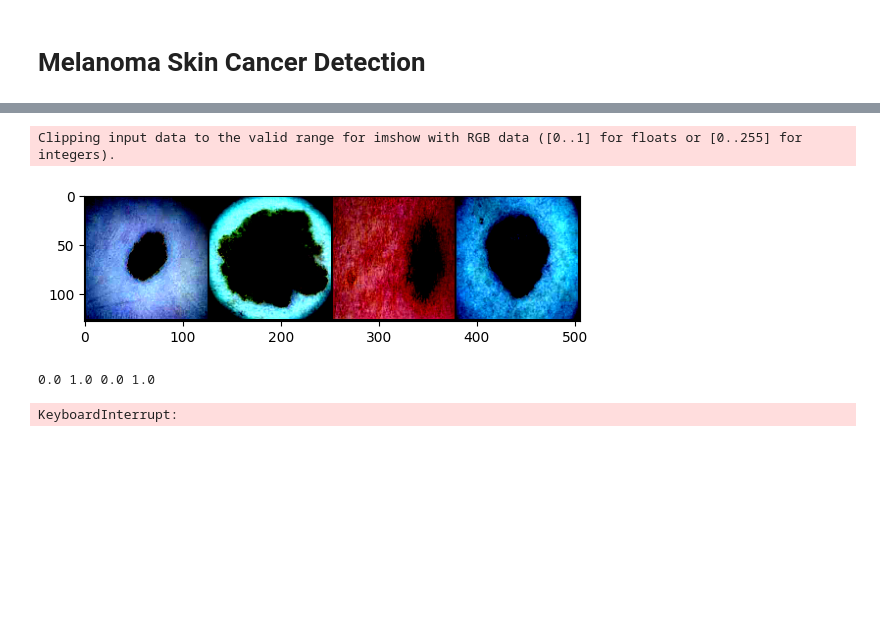
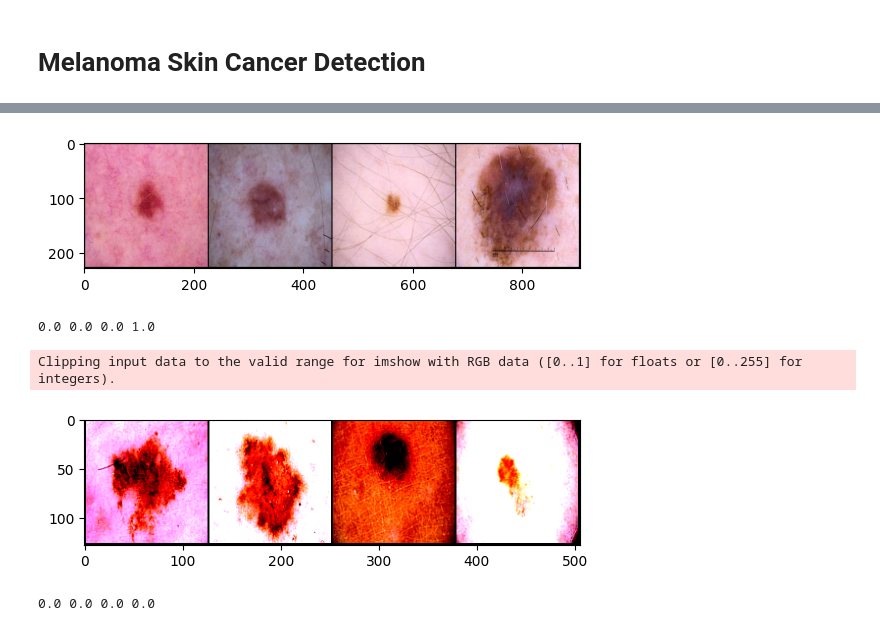
Before and after one commit to PedroS235/melanoma_detection, a Jupyter notebook: melanoma_detector.ipynb, the cells around one changed output, grey strips where cells are left out. Drawn from its saved outputs; the diff is of its cells as text; code cells hidden in the pictures; blank space fills up the shorter version.

Commit message:
refactor: make use of params and transforms scripts

```diff
--- a/melanoma_detector.ipynb
+++ b/melanoma_detector.ipynb
@@ -74,63 +37,36 @@ sample_data = DataLoader(
             transforms.Resize((224, 224)),  # Resize the image to 224x224 pixels
             transforms.ToTensor(),
         ])),
     4,
     shuffle=True,
     num_workers=10,
 )
 
 # torch.manual_seed(SEED)
 
 sample_data_w_tf = DataLoader(
-    MelanomaDataset(create_train_dataset(), transform=transform_train),
+    MelanomaDataset(create_train_dataset(), transform=TRANSFORM_TRAIN),
     4,
     shuffle=True,
     num_workers=10,
 )
 
 
 # get some random training images
 dataiter = iter(sample_data)
 images, labels = dataiter.__next__()
 
 plot_image(torchvision.utils.make_grid(images, 4))
 print(' '.join(f'{labels[j]}' for j in range(4)))
 
 dataiter = iter(sample_data_w_tf)
 images, labels = dataiter.__next__()
 
 plot_image(torchvision.utils.make_grid(images, 4))
 print(' '.join(f'{labels[j]}' for j in range(4)))
 # %% [output]
+[figure, new version]
-Clipping input data to the valid range for imshow with RGB data ([0..1] for floats or [0..255] for integers).
+0.0 0.0 0.0 1.0
-[figure, old version]
-0.0 1.0 0.0 1.0
+Clipping input data to the valid range for imshow with RGB data ([0..1] for floats or [0..255] for integers).
+[figure, added]
+0.0 0.0 0.0 0.0
-# %%
-net = MelanomaNetwork()
-
-criterion = torch.nn.BCEWithLogitsLoss()
-
-optimizer = optim.Adam(
-    net.parameters(),
-    # lr=6.051040788116986e-05,
-    # betas=(0.8362066397681903, 0.9907655800812818),
-    # weight_decay=3.6250408963045035e-10,
-    lr=0.0002288372831567034,
-    betas=(0.8378331684737104, 0.9034144582679383),
-    weight_decay=3.358130934902445e-09,
-)
-
-net.fit(
-    train_loader,
-    test_loader,
-    EPOCHS,
-    optimizer,
-    criterion,
-    StoppingCriteria(3),
-    True,
-)
-
-PATH = "./best_model"
-net.save(PATH)
-# %% [output]
-KeyboardInterrupt:
```
Also changed, not shown: parts of 6 cells of this notebook.
